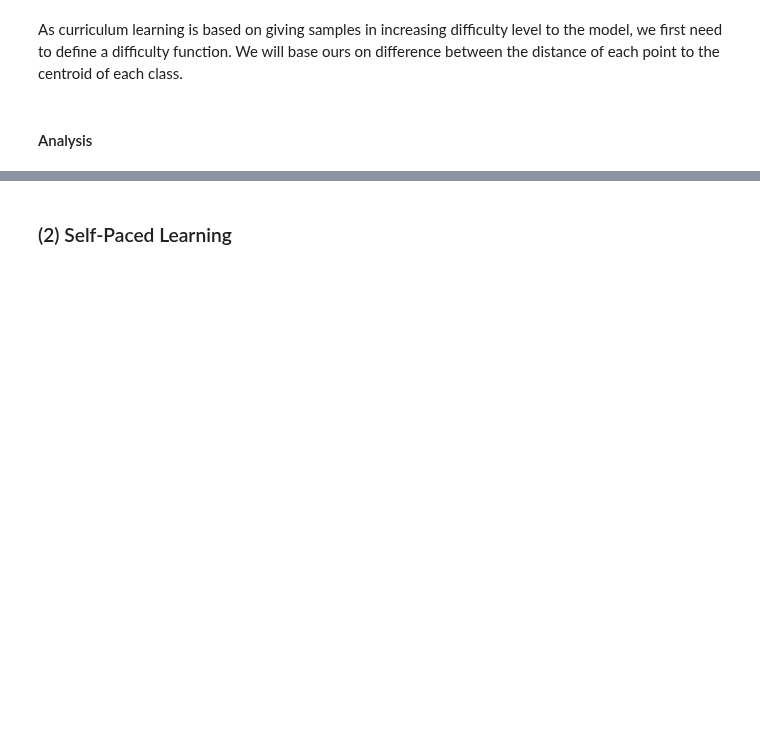
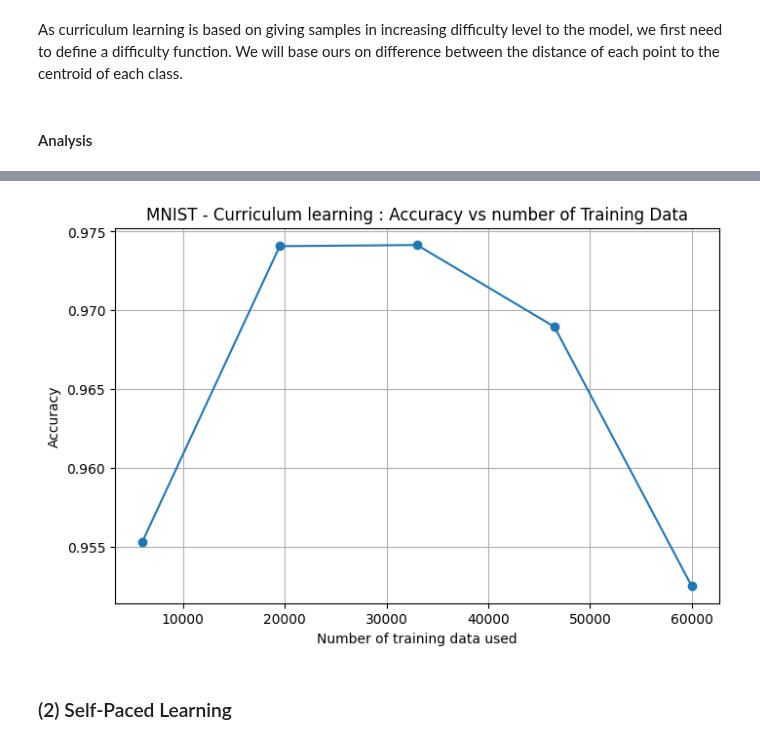
Before and after one commit to Reza-rgb/Opti4ML-TidyTeam, a Jupyter notebook: src/mnist_dataset.ipynb, the cells around one changed output, grey strips where cells are left out. Cells and saved outputs as stored; diff of their text form; code cells hidden in the pictures; blank space fills up the shorter version.

Commit message:
first version of the graph

```diff
--- a/src/mnist_dataset.ipynb
+++ b/src/mnist_dataset.ipynb
@@ -152,9 +152,16 @@ centroids = np.zeros((10, X_train_flat.shape[1]))
 for i in range(10):
     centroids[i] = X_train_flat[y_train == i].mean(axis=0)
 # %%
+stage_accs = []
+num_examples = []
+
+# Compute difficulty score
 difficulties = compute_MNIST_difficulty(X_train_flat, y_train, centroids)
+
+# Normalize difficulties to [0, 1]
 difficulties = (difficulties - difficulties.min()) / (difficulties.max() - difficulties.min())
 
+# Sort indices by difficulty
 sorted_indices = np.argsort(difficulties)
 
 device = torch.device("mps" if torch.backends.mps.is_available() else "cpu")
@@ -162,27 +169,31 @@ model = SmallCNN().to(device)
 criterion = torch.nn.CrossEntropyLoss()
 optimizer = torch.optim.Adam(model.parameters(), lr=0.001)
 
+# Hyperparameters
 batch_size = 64
-epochs_per_stage = 1
+epochs_per_stage = 1  # can increase to 2–3 if needed
 num_stages = 5
 
+# Define curriculum stages as % of dataset (in increasing difficulty)
 phases = np.linspace(0.1, 1.0, num_stages)
 
-previous_n = 0
+previous_n = 0  # Start index for slicing
 
 for stage, phase in enumerate(phases):
     current_n = int(phase * len(sorted_indices))
     selected_idx = sorted_indices[previous_n:current_n]
-    previous_n = current_n
+    previous_n = current_n  # Update for next stage
 
     print(f"\nStage {stage+1}/{num_stages}: Using {len(selected_idx)} new examples")
 
+    # Prepare current stage dataset
     X_stage = X_train[selected_idx]
     y_stage = y_train[selected_idx]
 
     train_dataset = TensorDataset(X_stage, y_stage)
     train_loader = DataLoader(train_dataset, batch_size=batch_size, shuffle=True)
 
+    # Training loop for this stage
     for epoch in range(epochs_per_stage):
         model.train()
         total_loss, total_correct = 0, 0
@@ -201,6 +212,10 @@ for stage, phase in enumerate(phases):
         acc = total_correct / len(train_dataset)
         print(f"  Epoch {epoch+1}/{epochs_per_stage} - Loss: {total_loss/len(train_dataset):.4f}, Acc: {acc:.4f}")
 
+        stage_accs.append(acc)
+        num_examples.append(current_n)
+
+# Final test accuracy
 
 model.eval()
 total_correct = 0
@@ -232,3 +247,13 @@ Final Test Accuracy: 0.9440
+# %%
+plt.figure(figsize=(8, 5))
+plt.plot(num_examples, stage_accs, marker='o')
+plt.title("MNIST - Curriculum learning : Accuracy vs number of Training Data")
+plt.xlabel("Number of training data used")
+plt.ylabel("Train accuracy")
+plt.grid(True)
+plt.show()
+# %% [output]
+[figure, added]
 # %% [markdown]
 ### (2) Self-Paced Learning
 # %% [markdown]
```
Also changed, not shown: parts of 39 cells of this notebook.
